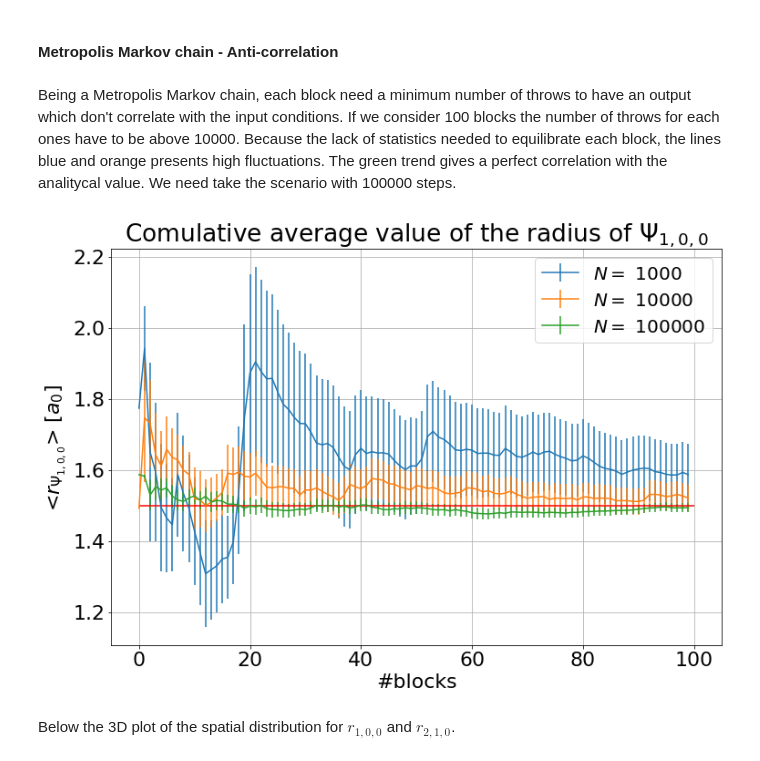
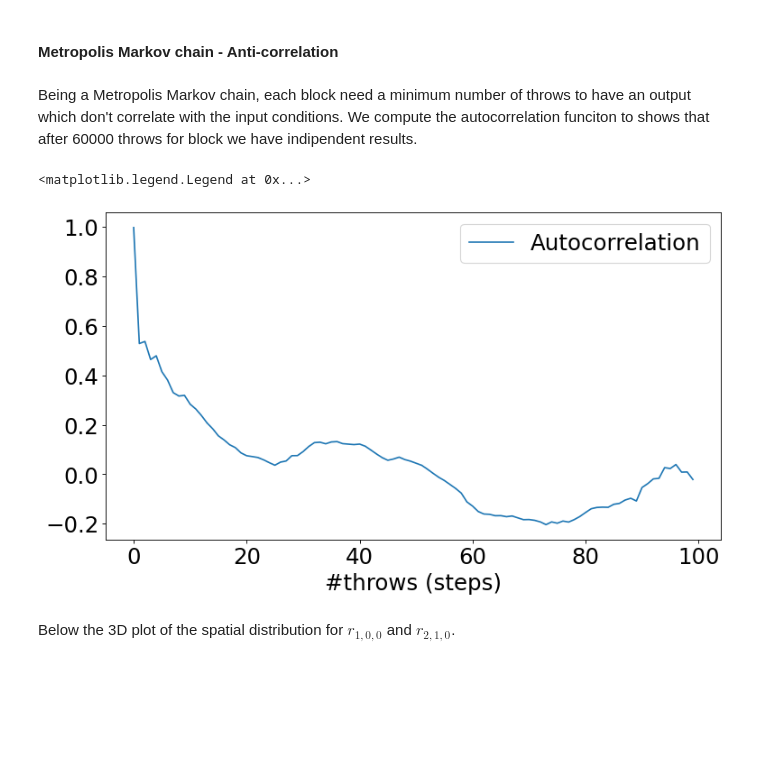
Before and after one commit to eddbell/NSL, a Jupyter notebook: Exercise05/exercise05.ipynb, the cells around one changed output. Drawn from its saved outputs; the diff is of its cells as text; code cells hidden in the pictures; blank space fills up the shorter version.

```diff
--- a/Exercise05/exercise05.ipynb
+++ b/Exercise05/exercise05.ipynb
@@ -57,23 +57,38 @@ The time of equilibration is strongly dependent to the initial position of chose
 # %% [markdown]
 #### Metropolis Markov chain - Anti-correlation
 # %% [markdown]
-Being a Metropolis Markov chain, each block need a minimum number of throws to have an output which don't correlate with the input conditions. If we consider 100 blocks the number of throws for each ones have to be above 10000. Because the lack of statistics needed to equilibrate each block, the lines blue and orange presents high fluctuations. The green trend gives a perfect correlation with the analitycal value. We need take the scenario with 100000 steps.
+Being a Metropolis Markov chain, each block need a minimum number of throws to have an output which don't correlate with the input conditions. We compute the autocorrelation funciton to shows that after 60000 throws for block we have indipendent results.
-# %%
-nsteps = {1000, 10000,100000}
-plt.figure(figsize=(12, 8))
-plt.title("Comulative average value of the radius of $\Psi_{1,0,0}$")
-plt.rcParams.update({'font.size': 22})
-for el in nsteps:
-    x, rad,rad_err = np.loadtxt(f"./data/output_rad_stat_{el}.dat", usecols=(0,1,2), unpack='true')
-    plt.errorbar(x,rad,yerr=rad_err,label=f"$N = $ {el}")
-plt.xlabel('#blocks')
-plt.ylabel('<$r_{\Psi_{1,0,0}}$> [$a_0$]')
-plt.grid(True)
-plt.legend(prop={'size': 20})
-plt.hlines(3/2,0,100,color ="red",label="Analytical value")
-plt.show()
-# %% [output]
-[figure, removed]
+# %%
+x_s, rad = np.loadtxt("./data/output_rad_equilibration.dat", usecols=(0,1), unpack='true')
+
+def AutoCorr(t,x):
+    a1=0
+    a2=0
+    a3=0
+    v1=0
+    v2=0
+    tmax=len(x)
+    for i in range(tmax-t):
+        a1+=x[i]*x[i+t]
+        a2+=x[i]
+        a3+=x[i+t]
+    for i in range(tmax):
+        v1+=x[i]*x[i]
+        v2+=x[i]
+    var = (v1/tmax)-(v2/tmax)**2
+    return (a1/(tmax-t) - a2*a3/((tmax-t)*(tmax-t)))/var
+
+plt.figure(figsize=(11, 6), dpi=80)
+
+a = [AutoCorr(t,rad) for t in np.arange(1,100000, 1000)]
+
+plt.plot(a,label="Autocorrelation")
+
+plt.xlabel("#throws (steps)")
+plt.legend()
+# %% [output]
+<matplotlib.legend.Legend at 0x...>
+[figure, added]
 # %% [markdown]
 Below the 3D plot of the spatial distribution for $r_{1,0,0}$ and $r_{2,1,0}$.
 # %%
```
Also changed, not shown: 12 other files.
